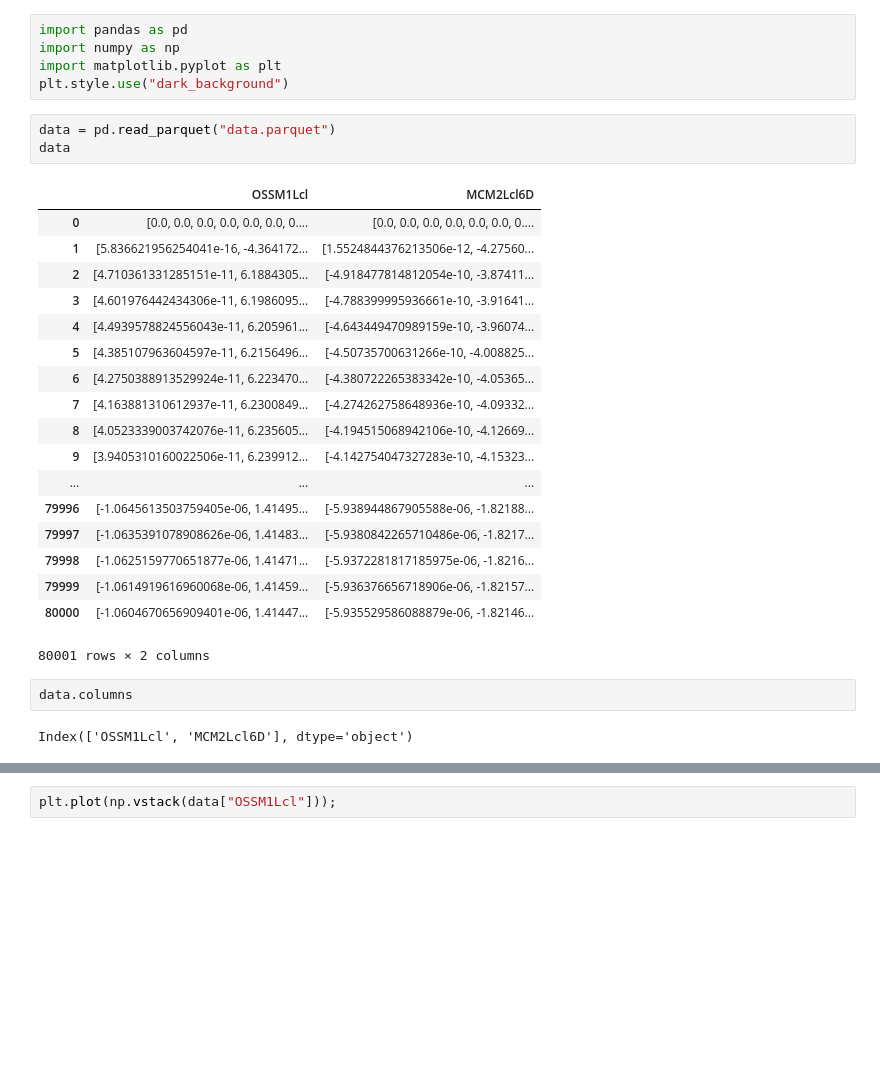
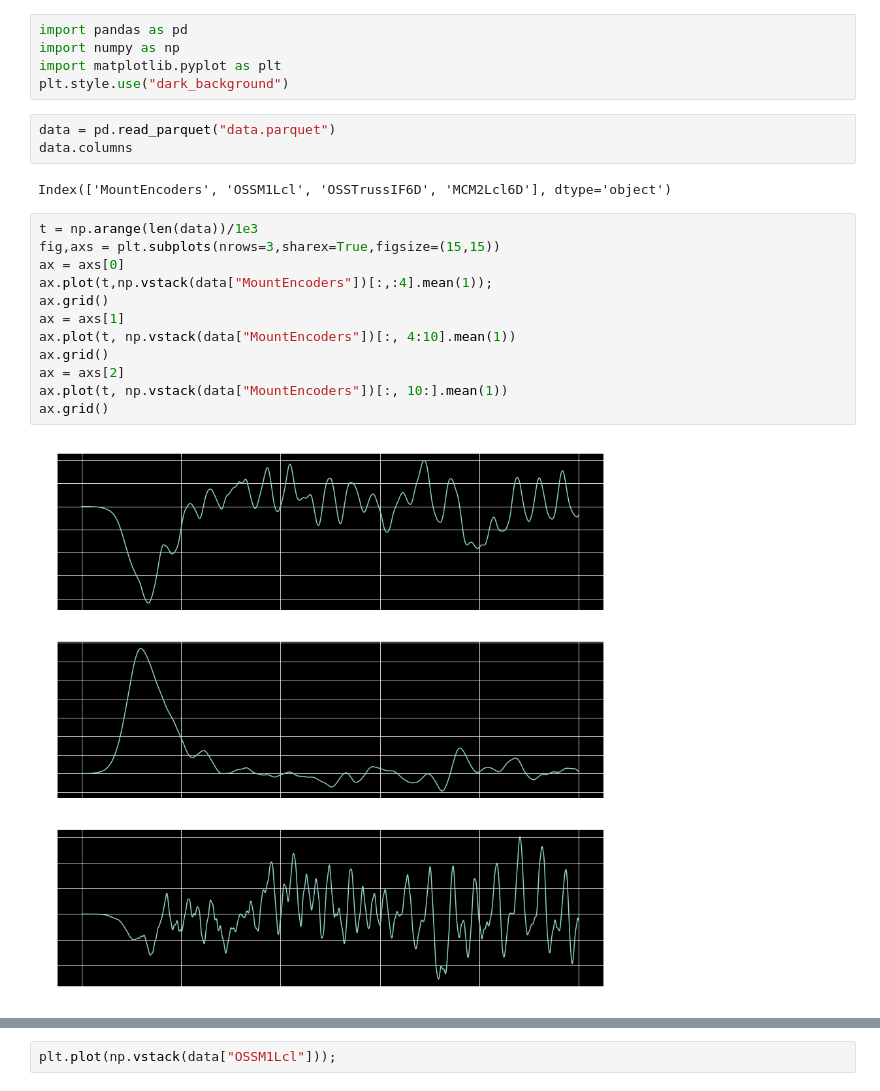
Before and after one commit to rconan/asm-im, a Jupyter notebook: data-analysis.ipynb, the cells around one changed output, grey strips where cells are left out. Saved outputs shown, nothing was run; the diff lists cells and outputs as text; blank space fills up the shorter version.

```diff
--- a/data-analysis.ipynb
+++ b/data-analysis.ipynb
@@ -5,30 +5,23 @@ import matplotlib.pyplot as plt
 plt.style.use("dark_background")
 # %%
 data = pd.read_parquet("data.parquet")
-data
+data.columns
 # %% [output]
-|  | OSSM1Lcl | MCM2Lcl6D |
-| 0 | [0.0, 0.0, 0.0, 0.0, 0.0, 0.0, 0.... | [0.0, 0.0, 0.0, 0.0, 0.0, 0.0, 0.... |
-| 1 | [5.836621956254041e-16, -4.364172... | [1.5524844376213506e-12, -4.27560... |
-| 2 | [4.710361331285151e-11, 6.1884305... | [-4.918477814812054e-10, -3.87411... |
-| 3 | [4.601976442434306e-11, 6.1986095... | [-4.788399995936661e-10, -3.91641... |
-| 4 | [4.4939578824556043e-11, 6.205961... | [-4.643449470989159e-10, -3.96074... |
-| 5 | [4.385107963604597e-11, 6.2156496... | [-4.50735700631266e-10, -4.008825... |
-| 6 | [4.2750388913529924e-11, 6.223470... | [-4.380722265383342e-10, -4.05365... |
-| 7 | [4.163881310612937e-11, 6.2300849... | [-4.274262758648936e-10, -4.09332... |
-| 8 | [4.0523339003742076e-11, 6.235605... | [-4.194515068942106e-10, -4.12669... |
-| 9 | [3.9405310160022506e-11, 6.239912... | [-4.142754047327283e-10, -4.15323... |
-| ... | ... | ... |
-| 79996 | [-1.0645613503759405e-06, 1.41495... | [-5.938944867905588e-06, -1.82188... |
-| 79997 | [-1.0635391078908626e-06, 1.41483... | [-5.9380842265710486e-06, -1.8217... |
-| 79998 | [-1.0625159770651877e-06, 1.41471... | [-5.9372281817185975e-06, -1.8216... |
-| 79999 | [-1.0614919616960068e-06, 1.41459... | [-5.936376656718906e-06, -1.82157... |
-| 80000 | [-1.0604670656909401e-06, 1.41447... | [-5.935529586088879e-06, -1.82146... |
-80001 rows × 2 columns
+Index(['MountEncoders', 'OSSM1Lcl', 'OSSTrussIF6D', 'MCM2Lcl6D'], dtype='object')
-# %%
-data.columns
-# %% [output]
-Index(['OSSM1Lcl', 'MCM2Lcl6D'], dtype='object')
+# %%
+t = np.arange(len(data))/1e3
+fig,axs = plt.subplots(nrows=3,sharex=True,figsize=(15,15))
+ax = axs[0]
+ax.plot(t,np.vstack(data["MountEncoders"])[:,:4].mean(1));
+ax.grid()
+ax = axs[1]
+ax.plot(t, np.vstack(data["MountEncoders"])[:, 4:10].mean(1))
+ax.grid()
+ax = axs[2]
+ax.plot(t, np.vstack(data["MountEncoders"])[:, 10:].mean(1))
+ax.grid()
+# %% [output]
+[figure, added]
 # %%
 plt.plot(np.vstack(data["OSSM1Lcl"]));
 # %% [output]
```
Also changed, not shown: parts of 2 cells of this notebook, 2 other files.
